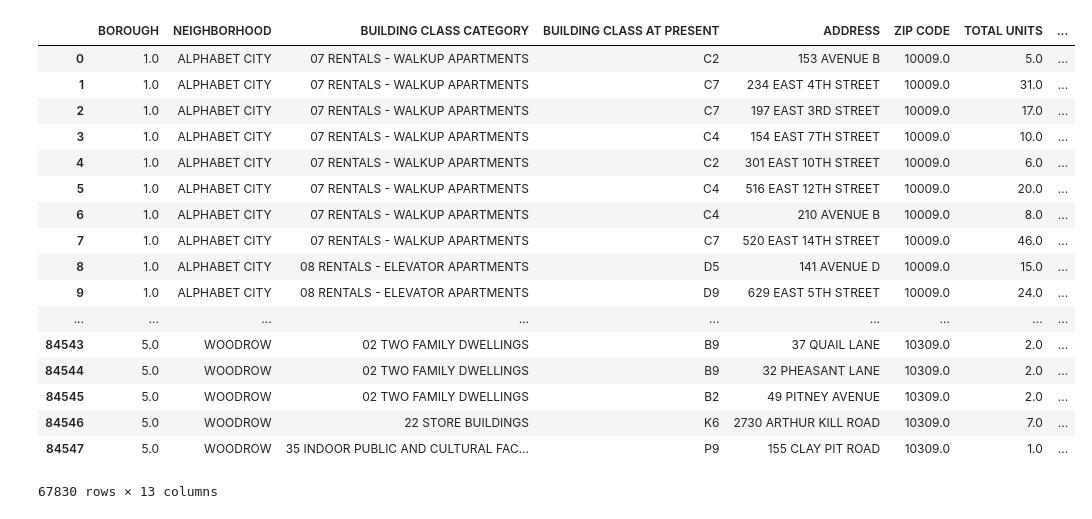
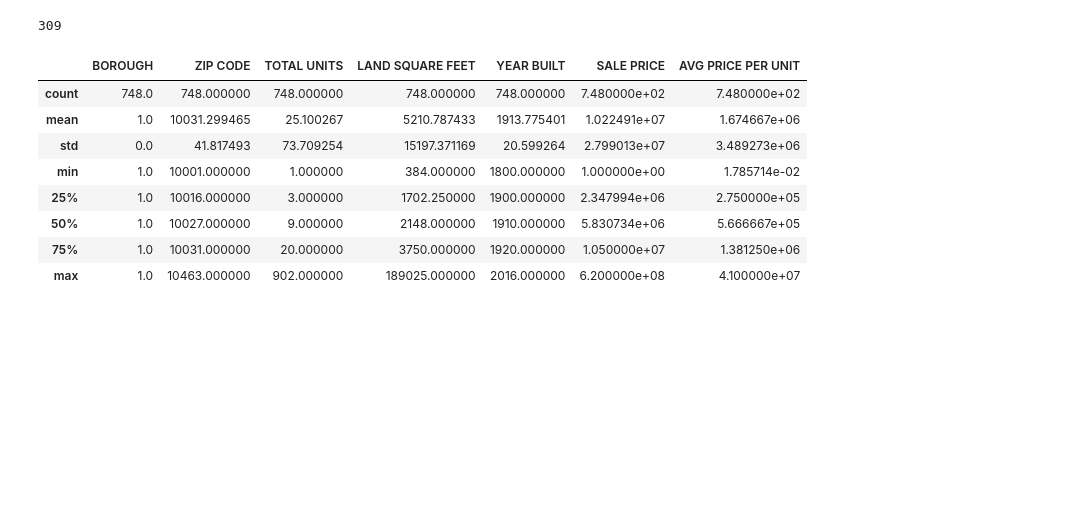
Before and after one commit to mik0why/NYC-Price-Prediction, a Jupyter notebook: Nyc Apartments.ipynb, the cells around one changed output. Cells and saved outputs as stored; diff of their text form; code cells hidden in the pictures; blank space fills up the shorter version.

```diff
--- a/Nyc Apartments.ipynb
+++ b/Nyc Apartments.ipynb
@@ -26,3 +44,5 @@ df
+# %%
+df['AVG PRICE PER UNIT'] = df['SALE PRICE'].divide(df['TOTAL UNITS'])
 # %%
 df.head()
 # %% [output]
@@ -48,5 +54,0 @@ KeyError: "labels ['Unnamed: 0' 'TAX CLASS AT PRESENT' 'BLOCK' 'LOT' 'EASE-MENT'
-# %%
-#df.drop('APARTMENT NUMBER', inplace = True, axis =1)
-df.drop('SALE DATE', inplace = True, axis =1)
-
-df.head()
@@ -60,21 +55,47 @@ df.head()
+# %%
+'''Eliminating the types of building that were not apartment like.
+For the ones which class was somewhat similar to an apartment style, I calculated
+how many of them there were in the dataset.
+'''
+len(df[df['BUILDING CLASS AT PRESENT'].str.contains('A0')])
+# %% [output]
+309
+# %%
+df = df[~df['BUILDING CLASS AT PRESENT'].str.contains("A3")]
+df = df[~df['BUILDING CLASS AT PRESENT'].str.contains("A6")]
+df = df[~df['BUILDING CLASS AT PRESENT'].str.contains("A7")]
+df = df[~df['BUILDING CLASS AT PRESENT'].str.contains("A8")]
+df = df[~df['BUILDING CLASS AT PRESENT'].str.contains("CM")]
+df = df[~df['BUILDING CLASS AT PRESENT'].str.contains("E")]
+df = df[~df['BUILDING CLASS AT PRESENT'].str.contains("F")]
+df = df[~df['BUILDING CLASS AT PRESENT'].str.contains("G")]
+df = df[~df['BUILDING CLASS AT PRESENT'].str.contains("H")]
+df = df[~df['BUILDING CLASS AT PRESENT'].str.contains("I")]
+df = df[~df['BUILDING CLASS AT PRESENT'].str.contains("J")]
+df = df[~df['BUILDING CLASS AT PRESENT'].str.contains("K")]
+df = df[~df['BUILDING CLASS AT PRESENT'].str.contains("M")]
+df = df[~df['BUILDING CLASS AT PRESENT'].str.contains("N")]
+df = df[~df['BUILDING CLASS AT PRESENT'].str.contains("O")]
+df = df[~df['BUILDING CLASS AT PRESENT'].str.contains("P")]
+df = df[~df['BUILDING CLASS AT PRESENT'].str.contains("Q")]
+df = df[~df['BUILDING CLASS AT PRESENT'].str.contains("R")]
+df = df[~df['BUILDING CLASS AT PRESENT'].str.contains("T")]
+df = df[~df['BUILDING CLASS AT PRESENT'].str.contains("U")]
+df = df[~df['BUILDING CLASS AT PRESENT'].str.contains("V")]
+df = df[~df['BUILDING CLASS AT PRESENT'].str.contains("W")]
+df = df[~df['BUILDING CLASS AT PRESENT'].str.contains("Y")]
+df = df[~df['BUILDING CLASS AT PRESENT'].str.contains("Z")]
+# %%
+df = df[df['BOROUGH'] == 1]
 # %%
-df.dropna()
+df.describe()
 # %% [output]
-|  | BOROUGH | NEIGHBORHOOD | BUILDING CLASS CATEGORY | BUILDING CLASS AT PRESENT | ADDRESS | ZIP CODE | TOTAL UNITS | ... |
-| 0 | 1.0 | ALPHABET CITY | 07 RENTALS - WALKUP APARTMENTS | C2 | 153 AVENUE B | 10009.0 | 5.0 | ... |
-| 1 | 1.0 | ALPHABET CITY | 07 RENTALS - WALKUP APARTMENTS | C7 | 234 EAST 4TH STREET | 10009.0 | 31.0 | ... |
-| 2 | 1.0 | ALPHABET CITY | 07 RENTALS - WALKUP APARTMENTS | C7 | 197 EAST 3RD STREET | 10009.0 | 17.0 | ... |
-| 3 | 1.0 | ALPHABET CITY | 07 RENTALS - WALKUP APARTMENTS | C4 | 154 EAST 7TH STREET | 10009.0 | 10.0 | ... |
-| 4 | 1.0 | ALPHABET CITY | 07 RENTALS - WALKUP APARTMENTS | C2 | 301 EAST 10TH STREET | 10009.0 | 6.0 | ... |
-| 5 | 1.0 | ALPHABET CITY | 07 RENTALS - WALKUP APARTMENTS | C4 | 516 EAST 12TH STREET | 10009.0 | 20.0 | ... |
-| 6 | 1.0 | ALPHABET CITY | 07 RENTALS - WALKUP APARTMENTS | C4 | 210 AVENUE B | 10009.0 | 8.0 | ... |
-| 7 | 1.0 | ALPHABET CITY | 07 RENTALS - WALKUP APARTMENTS | C7 | 520 EAST 14TH STREET | 10009.0 | 46.0 | ... |
-| 8 | 1.0 | ALPHABET CITY | 08 RENTALS - ELEVATOR APARTMENTS | D5 | 141 AVENUE D | 10009.0 | 15.0 | ... |
-| 9 | 1.0 | ALPHABET CITY | 08 RENTALS - ELEVATOR APARTMENTS | D9 | 629 EAST 5TH STREET | 10009.0 | 24.0 | ... |
-| ... | ... | ... | ... | ... | ... | ... | ... | ... |
-| 84543 | 5.0 | WOODROW | 02 TWO FAMILY DWELLINGS | B9 | 37 QUAIL LANE | 10309.0 | 2.0 | ... |
-| 84544 | 5.0 | WOODROW | 02 TWO FAMILY DWELLINGS | B9 | 32 PHEASANT LANE | 10309.0 | 2.0 | ... |
-| 84545 | 5.0 | WOODROW | 02 TWO FAMILY DWELLINGS | B2 | 49 PITNEY AVENUE | 10309.0 | 2.0 | ... |
-| 84546 | 5.0 | WOODROW | 22 STORE BUILDINGS | K6 | 2730 ARTHUR KILL ROAD | 10309.0 | 7.0 | ... |
-| 84547 | 5.0 | WOODROW | 35 INDOOR PUBLIC AND CULTURAL FAC... | P9 | 155 CLAY PIT ROAD | 10309.0 | 1.0 | ... |
+|  | BOROUGH | ZIP CODE | TOTAL UNITS | LAND SQUARE FEET | YEAR BUILT | SALE PRICE | AVG PRICE PER UNIT |
+| count | 748.0 | 748.000000 | 748.000000 | 748.000000 | 748.000000 | 7.480000e+02 | 7.480000e+02 |
+| mean | 1.0 | 10031.299465 | 25.100267 | 5210.787433 | 1913.775401 | 1.022491e+07 | 1.674667e+06 |
+| std | 0.0 | 41.817493 | 73.709254 | 15197.371169 | 20.599264 | 2.799013e+07 | 3.489273e+06 |
+| min | 1.0 | 10001.000000 | 1.000000 | 384.000000 | 1800.000000 | 1.000000e+00 | 1.785714e-02 |
+| 25% | 1.0 | 10016.000000 | 3.000000 | 1702.250000 | 1900.000000 | 2.347994e+06 | 2.750000e+05 |
+| 50% | 1.0 | 10027.000000 | 9.000000 | 2148.000000 | 1910.000000 | 5.830734e+06 | 5.666667e+05 |
+| 75% | 1.0 | 10031.000000 | 20.000000 | 3750.000000 | 1920.000000 | 1.050000e+07 | 1.381250e+06 |
+| max | 1.0 | 10463.000000 | 902.000000 | 189025.000000 | 2016.000000 | 6.200000e+08 | 4.100000e+07 |
-67830 rows × 13 columns
```
Also changed, not shown: parts of 24 cells of this notebook, 1 other file.
